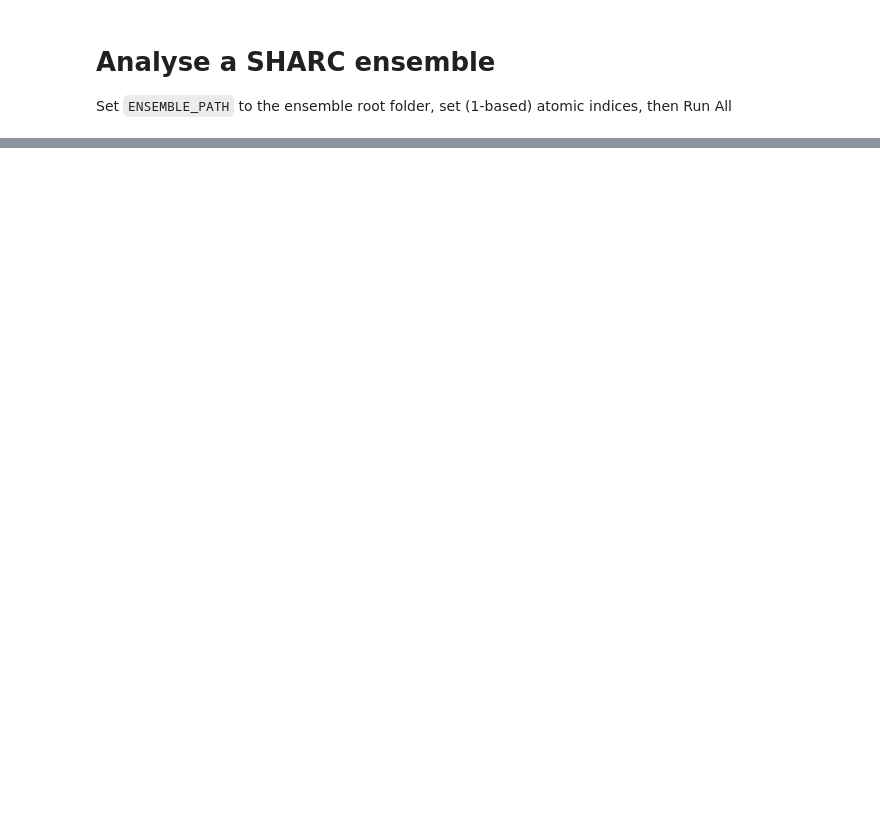
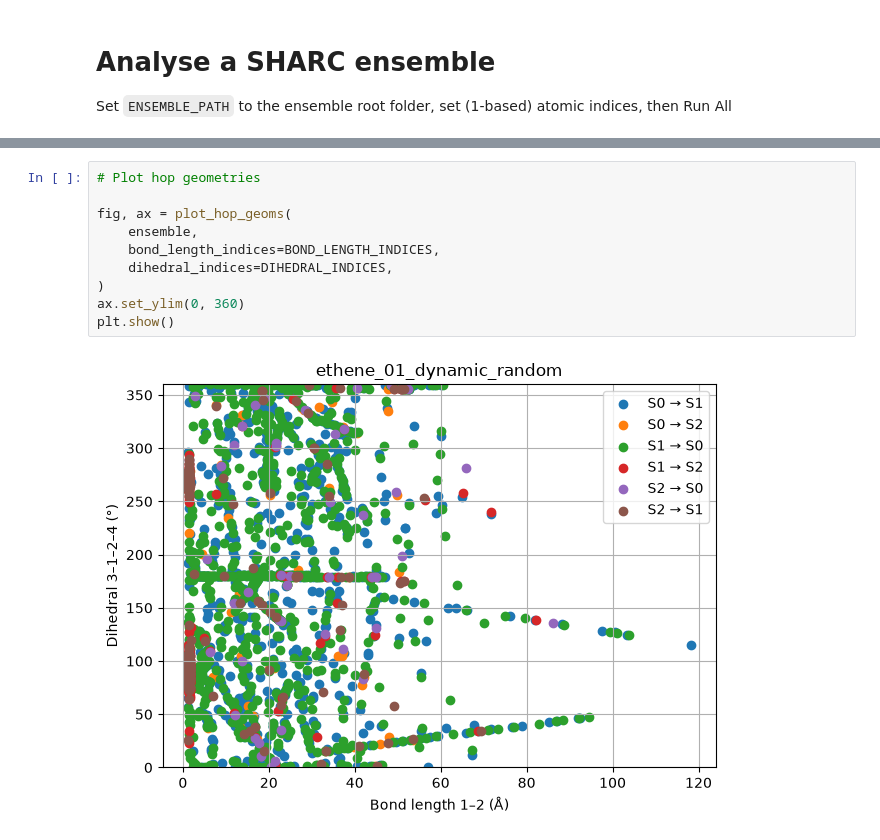
Before and after one commit to yoghurtfork/X-MACE-tools, a Jupyter notebook: sharc_scripts/tools/ensemble_tools/analyse_ensemble.ipynb, the cells around one changed output, grey strips where cells are left out. Drawn from its saved outputs; the diff is of its cells as text; blank space fills up the shorter version.

```diff
--- a/sharc_scripts/tools/ensemble_tools/analyse_ensemble.ipynb
+++ b/sharc_scripts/tools/ensemble_tools/analyse_ensemble.ipynb
@@ -127,0 +130,12 @@ plt.show()
+# %%
+# Plot hop geometries
+
+fig, ax = plot_hop_geoms(
+    ensemble,
+    bond_length_indices=BOND_LENGTH_INDICES,
+    dihedral_indices=DIHEDRAL_INDICES,
+)
+ax.set_ylim(0, 360)
+plt.show()
+# %% [output]
+[figure, added]
```
Also changed, not shown: parts of 5 cells of this notebook, 2 other files.
